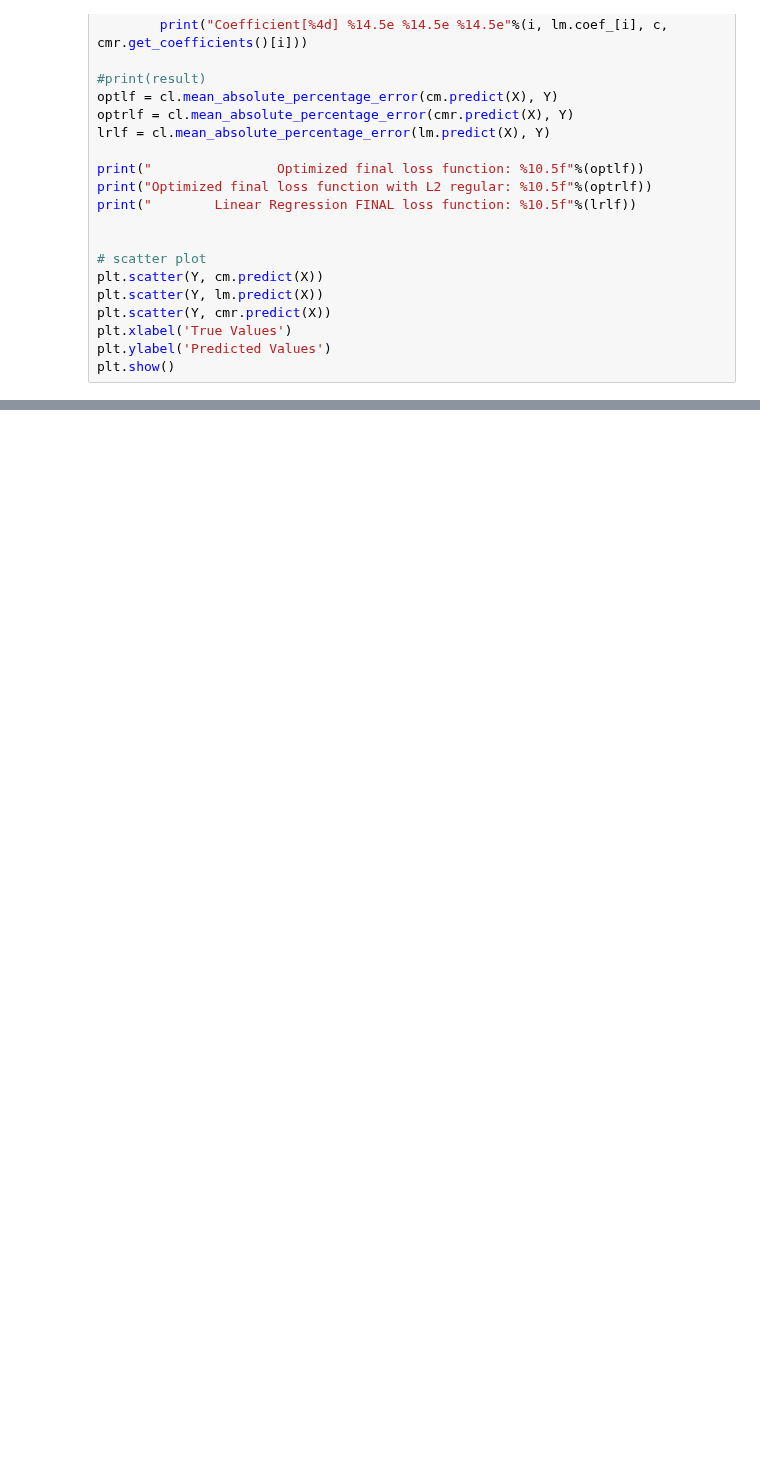
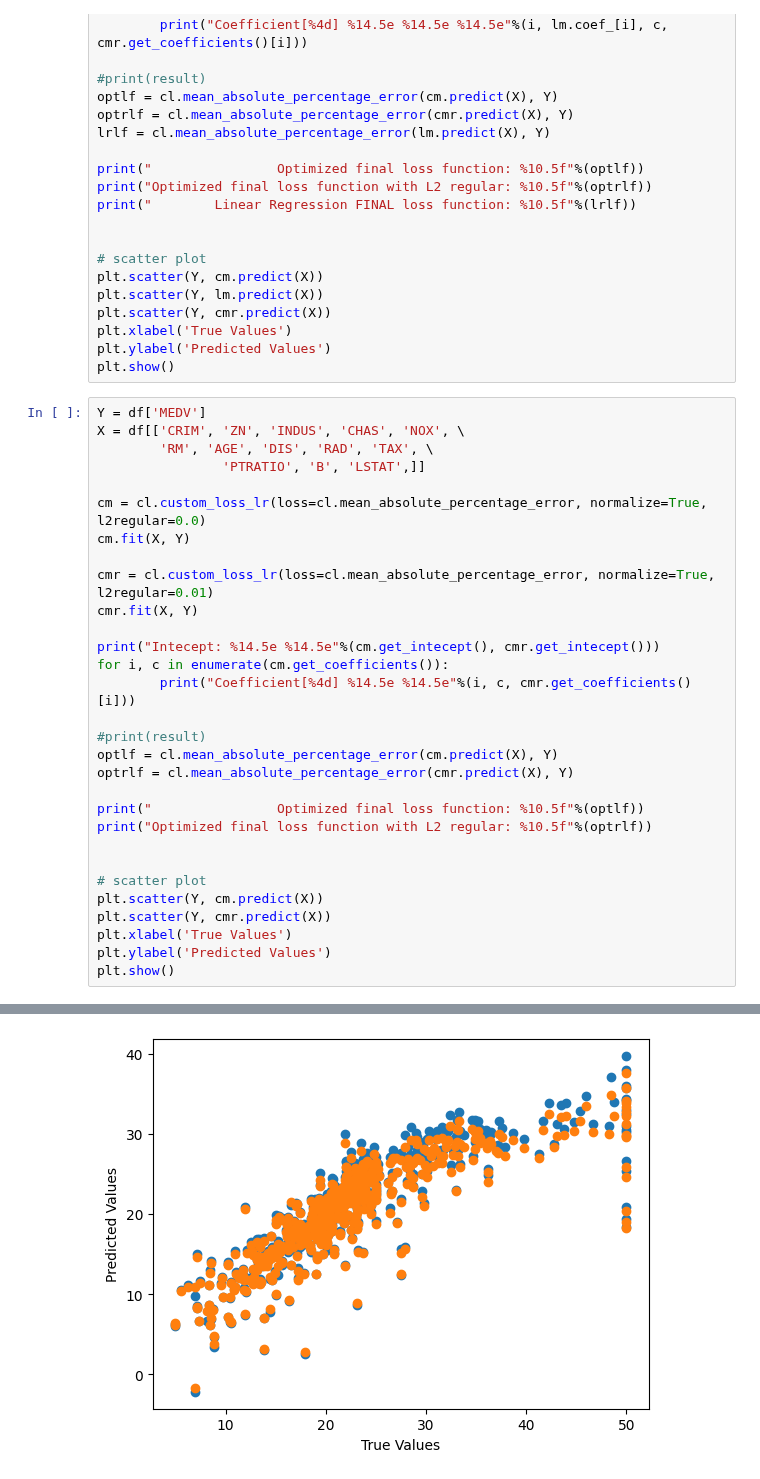
Before and after one commit to lstorchi/CLossLr, a Jupyter notebook: testsrc/testlossLR.ipynb, the cells around one changed output, grey strips where cells are left out. Drawn from its saved outputs; the diff is of its cells as text; blank space fills up the shorter version.

Commit message:
add initial code for normalization and L2 regularization

```diff
--- a/testsrc/testlossLR.ipynb
+++ b/testsrc/testlossLR.ipynb
@@ -92,3 +92,34 @@ plt.scatter(Y, cmr.predict(X))
 plt.xlabel('True Values')
 plt.ylabel('Predicted Values')
 plt.show()
+# %%
+Y = df['MEDV']
+X = df[['CRIM', 'ZN', 'INDUS', 'CHAS', 'NOX', \
+        'RM', 'AGE', 'DIS', 'RAD', 'TAX', \
+                'PTRATIO', 'B', 'LSTAT',]]
+
+cm = cl.custom_loss_lr(loss=cl.mean_absolute_percentage_error, normalize=True, l2regular=0.0)
+cm.fit(X, Y)
+
+cmr = cl.custom_loss_lr(loss=cl.mean_absolute_percentage_error, normalize=True, l2regular=0.01)
+cmr.fit(X, Y)
+
+print("Intecept: %14.5e %14.5e"%(cm.get_intecept(), cmr.get_intecept()))
+for i, c in enumerate(cm.get_coefficients()):
+        print("Coefficient[%4d] %14.5e %14.5e"%(i, c, cmr.get_coefficients()[i]))
+
+#print(result)
+optlf = cl.mean_absolute_percentage_error(cm.predict(X), Y)
+optrlf = cl.mean_absolute_percentage_error(cmr.predict(X), Y)
+
+print("                Optimized final loss function: %10.5f"%(optlf))
+print("Optimized final loss function with L2 regular: %10.5f"%(optrlf))
+
+
+# scatter plot
+plt.scatter(Y, cm.predict(X))
+plt.scatter(Y, cmr.predict(X))
+plt.xlabel('True Values')
+plt.ylabel('Predicted Values')
+plt.show()
+# %% [output]
@@ -94,0 +142 @@ plt.show()
+[figure, added]
```
Also changed, not shown: parts of 1 cell of this notebook, 1 other file.
